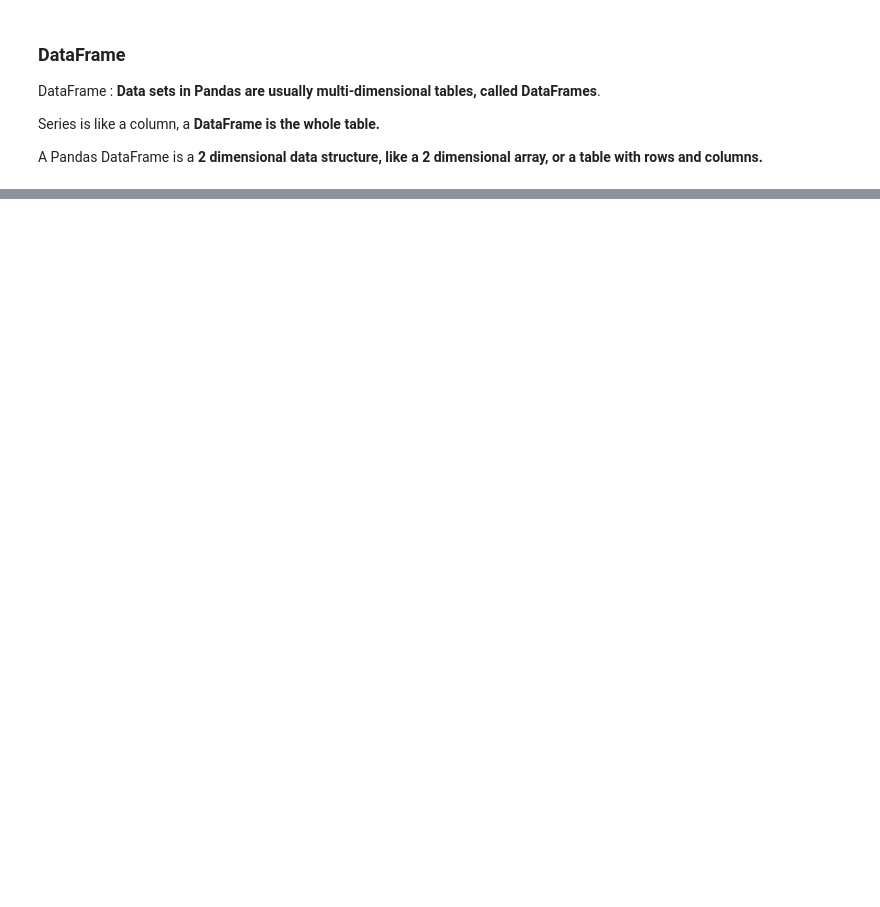
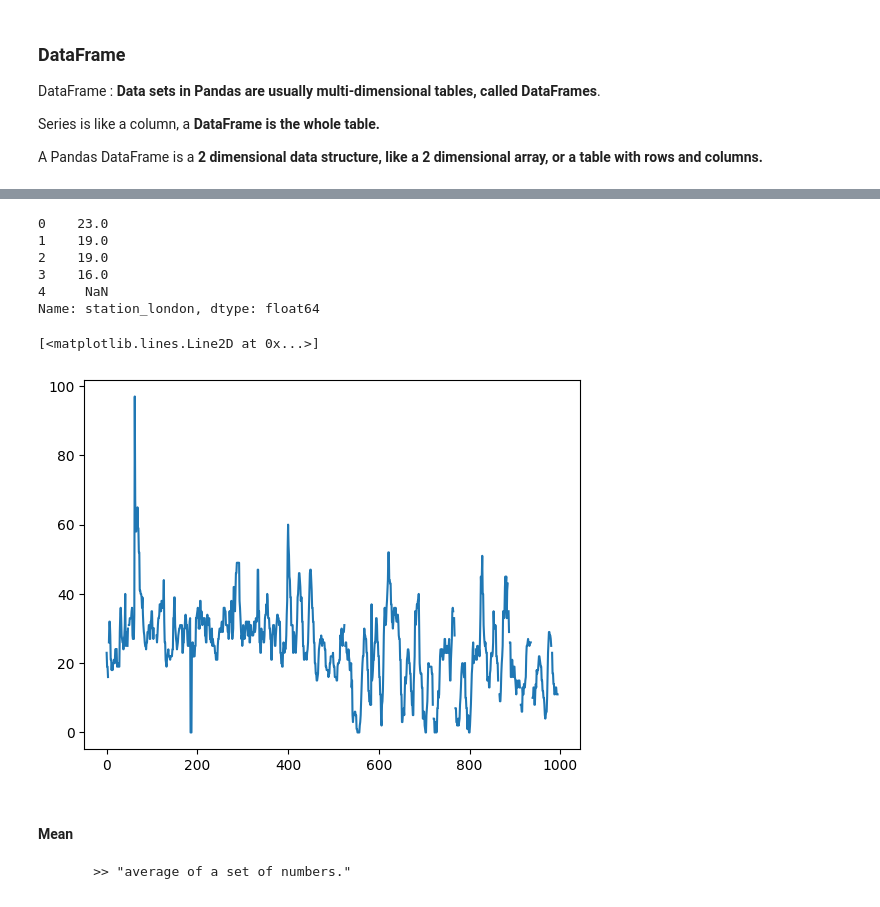
Before and after one commit to Digvijay1000/Pandas, a Jupyter notebook: Digvi_start_to_end_pandas.ipynb, the cells around one changed output, grey strips where cells are left out. Drawn from its saved outputs; the diff is of its cells as text; code cells hidden in the pictures; blank space fills up the shorter version.

```diff
--- a/Digvi_start_to_end_pandas.ipynb
+++ b/Digvi_start_to_end_pandas.ipynb
@@ -248,0 +903,18 @@ A Pandas DataFrame is a **2 dimensional data structure, like a 2 dimensional arr
+# %%
+y = data['station_london']
+y.head()
+# %% [output]
+0    23.0
+1    19.0
+2    19.0
+3    16.0
+4     NaN
+Name: station_london, dtype: float64
+# %%
+plt.plot(y)
+# %% [output]
+[<matplotlib.lines.Line2D at 0x...>]
+[figure, added]
+# %% [markdown]
+#### Mean
+         >> "average of a set of numbers."
```
Also changed, not shown: parts of 111 cells of this notebook, 7 other files.
